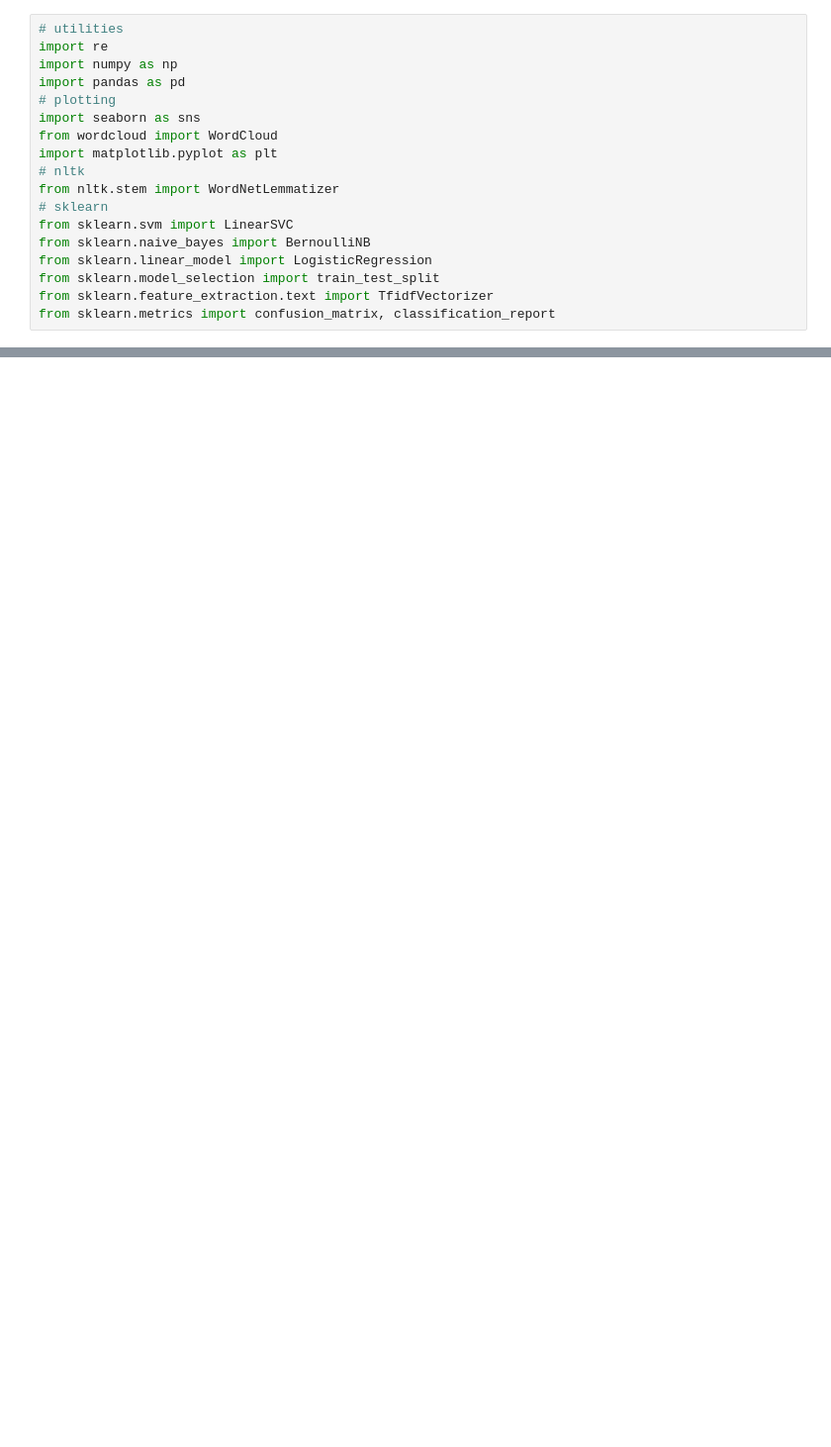
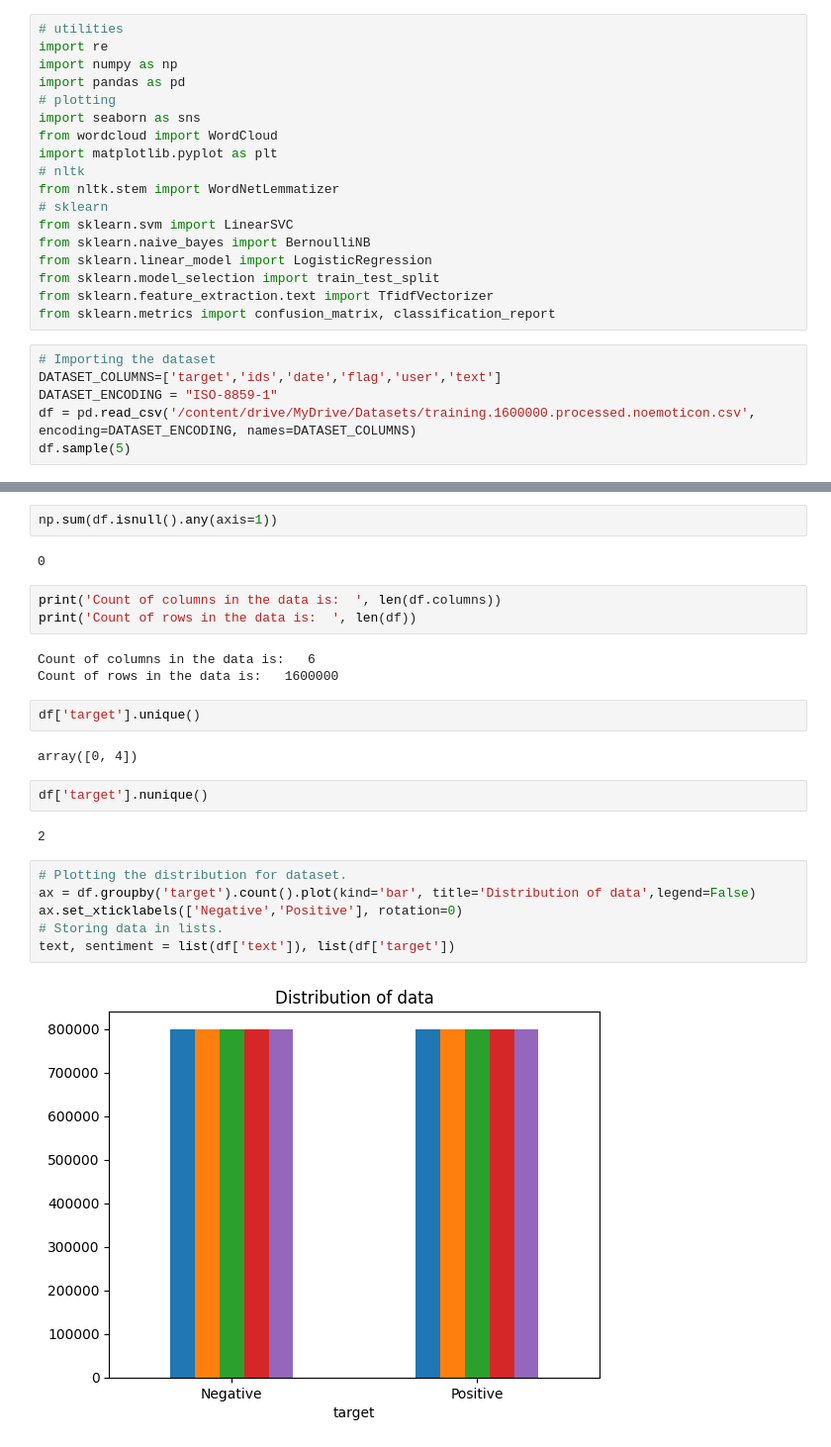
Before and after one commit to Purushotham011/MLOps, a Jupyter notebook: Sentiment_Analysis.ipynb, the cells around one changed output, grey strips where cells are left out. Shown at 99% size. Drawn from its saved outputs; the diff is of its cells as text; blank space fills up the shorter version.

```diff
--- a/Sentiment_Analysis.ipynb
+++ b/Sentiment_Analysis.ipynb
@@ -40,3 +24,9 @@ from sklearn.linear_model import LogisticRegression
 from sklearn.model_selection import train_test_split
 from sklearn.feature_extraction.text import TfidfVectorizer
 from sklearn.metrics import confusion_matrix, classification_report
+# %%
+# Importing the dataset
+DATASET_COLUMNS=['target','ids','date','flag','user','text']
+DATASET_ENCODING = "ISO-8859-1"
+df = pd.read_csv('/content/drive/MyDrive/Datasets/training.1600000.processed.noemoticon.csv', encoding=DATASET_ENCODING, names=DATASET_COLUMNS)
+df.sample(5)
@@ -42,0 +88,26 @@ from sklearn.metrics import confusion_matrix, classification_report
+# %%
+np.sum(df.isnull().any(axis=1))
+# %% [output]
+0
+# %%
+print('Count of columns in the data is:  ', len(df.columns))
+print('Count of rows in the data is:  ', len(df))
+# %% [output]
+Count of columns in the data is:   6
+Count of rows in the data is:   1600000
+# %%
+df['target'].unique()
+# %% [output]
+array([0, 4])
+# %%
+df['target'].nunique()
+# %% [output]
+2
+# %%
+# Plotting the distribution for dataset.
+ax = df.groupby('target').count().plot(kind='bar', title='Distribution of data',legend=False)
+ax.set_xticklabels(['Negative','Positive'], rotation=0)
+# Storing data in lists.
+text, sentiment = list(df['text']), list(df['target'])
+# %% [output]
+[figure, added]
```
Also changed, not shown: parts of 38 cells of this notebook.
